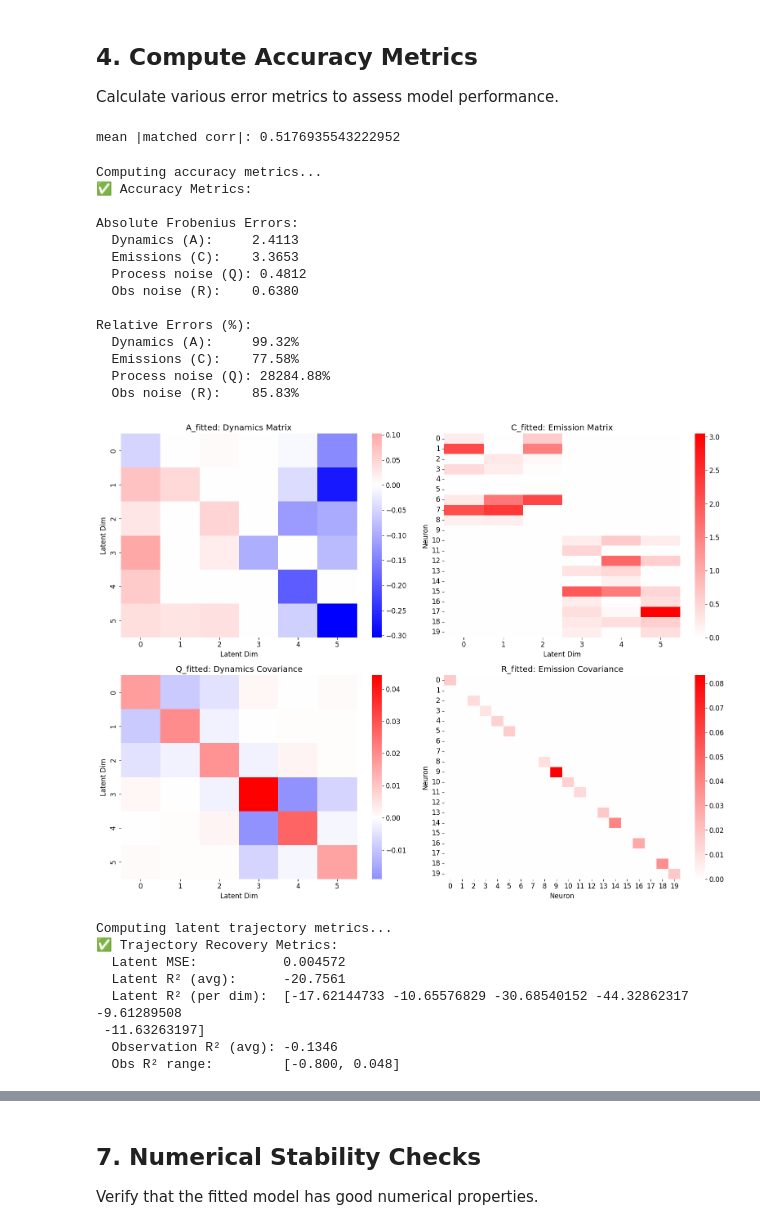
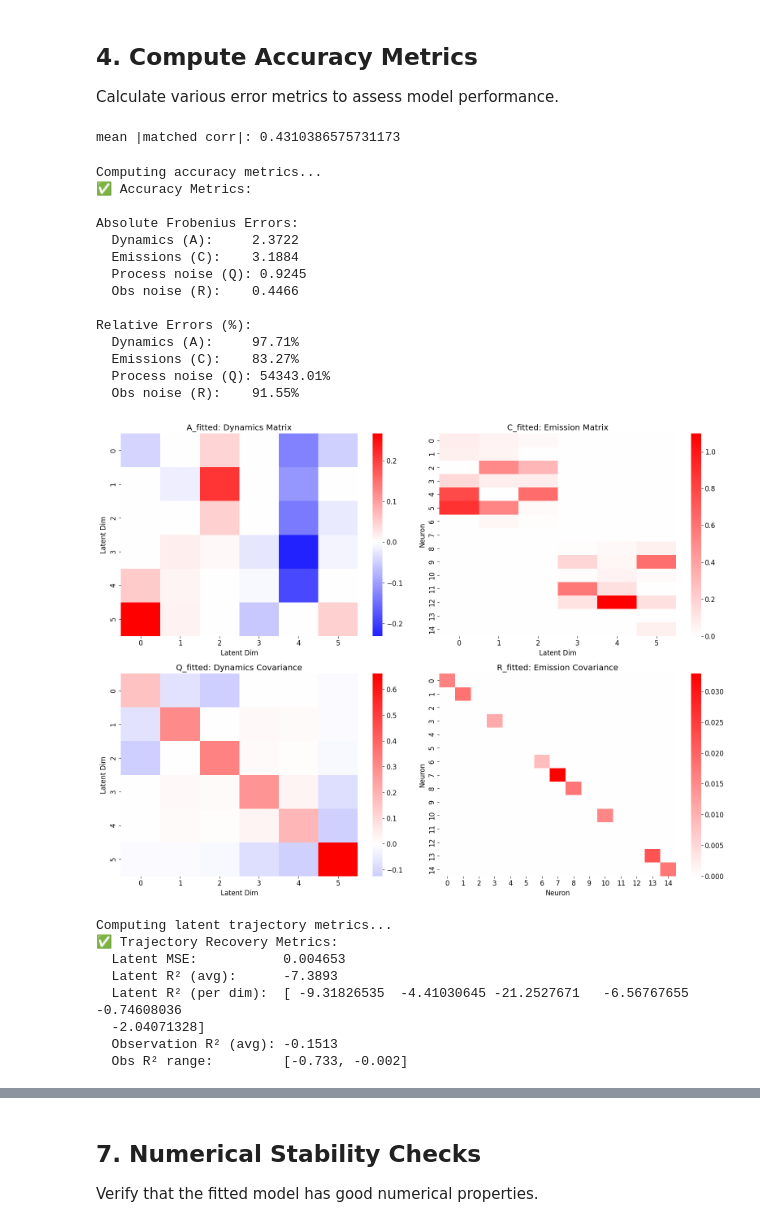
Before and after one commit to kasherri/CTDS, a Jupyter notebook: ctds_model_validation.ipynb, the cells around one changed output, grey strips where cells are left out. Drawn from its saved outputs; the diff is of its cells as text; code cells hidden in the pictures.

```diff
--- a/ctds_model_validation.ipynb
+++ b/ctds_model_validation.ipynb
@@ -76,8 +76,8 @@ We'll create a small, stable dynamical system with Dale's law constraints:
 # %%
 # Define dimensions and structure
 D = 6  # Total state dimension
-N = 20  # Number of observed neurons
-T = 100  # Number of time steps
+N = 15  # Number of observed neurons
+T = 200  # Number of time steps
 K = 2  # Number of cell types
 key = jr.PRNGKey(0)  # Random key for reproducibility
 # Step 1: Generate Synthetic Data for Demonstration
@@ -355,7 +350,7 @@ A_rec, C_rec, Q_rec, info = align_single_region_ctds(
 )
 print("mean |matched corr|:", info["mean_abs_matched_corr"])
 # %% [output]
-mean |matched corr|: 0.5176935543222952
+mean |matched corr|: 0.4310386575731173
 # %%
 # Compute accuracy metrics
 print("Computing accuracy metrics...")
@@ -426,47 +421,47 @@ plt.show()
 fig, axes = plt.subplots(2, 2, figsize=(16, 12))
 
 # Visualize A_true (dynamics weights)
-sns.heatmap(np.array(params_fitted.dynamics.weights), cmap='bwr', center=0, cbar=True, ax=axes[0, 0])
+sns.heatmap(np.array(A_rec), cmap='bwr', center=0, cbar=True, ax=axes[0, 0])
 axes[0, 0].set_title('A_fitted: Dynamics Matrix')
 axes[0, 0].set_xlabel('Latent Dim')
 axes[0, 0].set_ylabel('Latent Dim')
 
 # Visualize C_true (emission weights)
-sns.heatmap(np.array(params_fitted.emissions.weights), cmap='bwr', center=0, cbar=True, ax=axes[0, 1])
+sns.heatmap(np.array(C_rec), cmap='bwr', center=0, cbar=True, ax=axes[0, 1])
 axes[0, 1].set_title('C_fitted: Emission Matrix')
 axes[0, 1].set_xlabel('Latent Dim')
 axes[0, 1].set_ylabel('Neuron')
 
 # Visualize Q_true (dynamics covariance)
-sns.heatmap(np.array(params_fitted.dynamics.cov), cmap='bwr', center=0, cbar=True, ax=axes[1, 0])
+sns.heatmap(np.array(Q_rec), cmap='bwr', center=0, cbar=True, ax=axes[1, 0])
 axes[1, 0].set_title('Q_fitted: Dynamics Covariance')
 axes[1, 0].set_xlabel('Latent Dim')
 axes[1, 0].set_ylabel('Latent Dim')
 
 # Visualize R_true (emission covariance)
 sns.heatmap(np.array(params_fitted.emissions.cov), cmap='bwr', center=0, cbar=True, ax=axes[1, 1])
 axes[1, 1].set_title('R_fitted: Emission Covariance')
 axes[1, 1].set_xlabel('Neuron')
 axes[1, 1].set_ylabel('Neuron')
 
 plt.tight_layout()
 plt.show()
 # %% [output]
 Computing accuracy metrics...
 ✅ Accuracy Metrics:
 
 Absolute Frobenius Errors:
-  Dynamics (A):     2.4113
-  Emissions (C):    3.3653
-  Process noise (Q): 0.4812
-  Obs noise (R):    0.6380
+  Dynamics (A):     2.3722
+  Emissions (C):    3.1884
+  Process noise (Q): 0.9245
+  Obs noise (R):    0.4466
 
 Relative Errors (%):
-  Dynamics (A):     99.32%
-  Emissions (C):    77.58%
-  Process noise (Q): 28284.88%
-  Obs noise (R):    85.83%
+  Dynamics (A):     97.71%
+  Emissions (C):    83.27%
+  Process noise (Q): 54343.01%
+  Obs noise (R):    91.55%
-[figure, old version]
+[figure, new version]
 # %%
 # Compute latent trajectory recovery
 print("Computing latent trajectory metrics...")
@@ -507,9 +502,9 @@ print(f"  Obs R² range:         [{jnp.min(obs_r2_per_neuron):.3f}, {jnp.max(obs
 # %% [output]
 Computing latent trajectory metrics...
 ✅ Trajectory Recovery Metrics:
-  Latent MSE:           0.004572
-  Latent R² (avg):      -20.7561
-  Latent R² (per dim):  [-17.62144733 -10.65576829 -30.68540152 -44.32862317  -9.61289508
- -11.63263197]
-  Observation R² (avg): -0.1346
-  Obs R² range:         [-0.800, 0.048]
+  Latent MSE:           0.004653
+  Latent R² (avg):      -7.3893
+  Latent R² (per dim):  [ -9.31826535  -4.41030645 -21.2527671   -6.56767655  -0.74608036
+  -2.04071328]
+  Observation R² (avg): -0.1513
+  Obs R² range:         [-0.733, -0.002]
```
Also changed, not shown: parts of 10 cells of this notebook, 2 other files.
